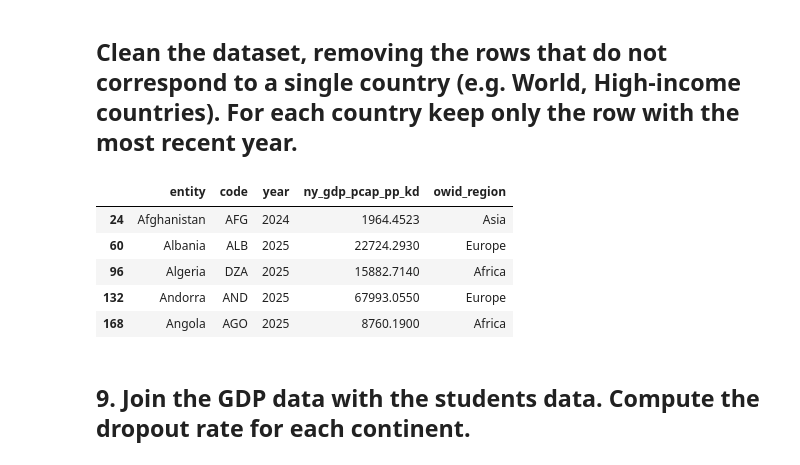
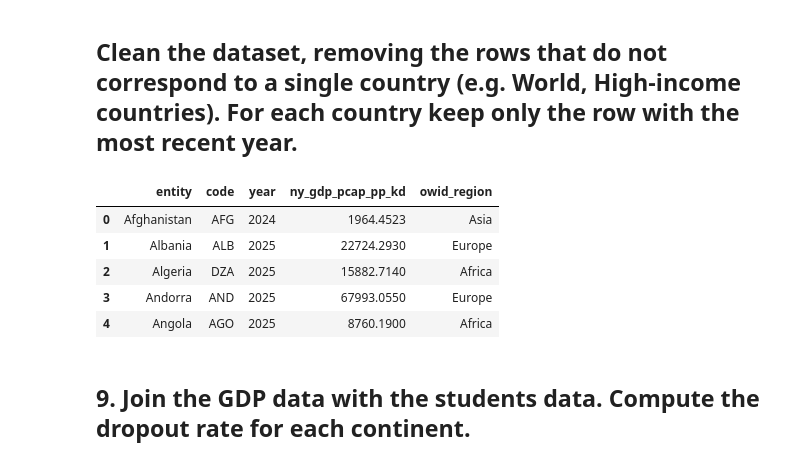
Before and after one commit to AFVicini/ViciniProjectFOCS, a Jupyter notebook: ViciniProjectFOCS.ipynb, the cells around one changed output. Saved outputs shown, nothing was run; the diff lists cells and outputs as text; code cells hidden in the pictures.

```diff
--- a/ViciniProjectFOCS.ipynb
+++ b/ViciniProjectFOCS.ipynb
@@ -228,15 +229,16 @@ display(students_at_risk)
 # %%
 gdp = pd.read_csv('gdp-per-capita-worldbank.csv')
 gdp = gdp[gdp['owid_region'].notna()]
 gdp = gdp.loc[gdp.groupby('entity')['year'].idxmax()]
+gdp.reset_index(inplace=True,drop=True)
 display(gdp.head())
 # %% [output]
 |  | entity | code | year | ny_gdp_pcap_pp_kd | owid_region |
-| 24 | Afghanistan | AFG | 2024 | 1964.4523 | Asia |
-| 60 | Albania | ALB | 2025 | 22724.2930 | Europe |
-| 96 | Algeria | DZA | 2025 | 15882.7140 | Africa |
-| 132 | Andorra | AND | 2025 | 67993.0550 | Europe |
-| 168 | Angola | AGO | 2025 | 8760.1900 | Africa |
+| 0 | Afghanistan | AFG | 2024 | 1964.4523 | Asia |
+| 1 | Albania | ALB | 2025 | 22724.2930 | Europe |
+| 2 | Algeria | DZA | 2025 | 15882.7140 | Africa |
+| 3 | Andorra | AND | 2025 | 67993.0550 | Europe |
+| 4 | Angola | AGO | 2025 | 8760.1900 | Africa |
 # %% [markdown]
 ## 9. Join the GDP data with the students data. Compute the dropout rate for each continent.
 # %%
```
Also changed, not shown: parts of 1 cell of this notebook.
